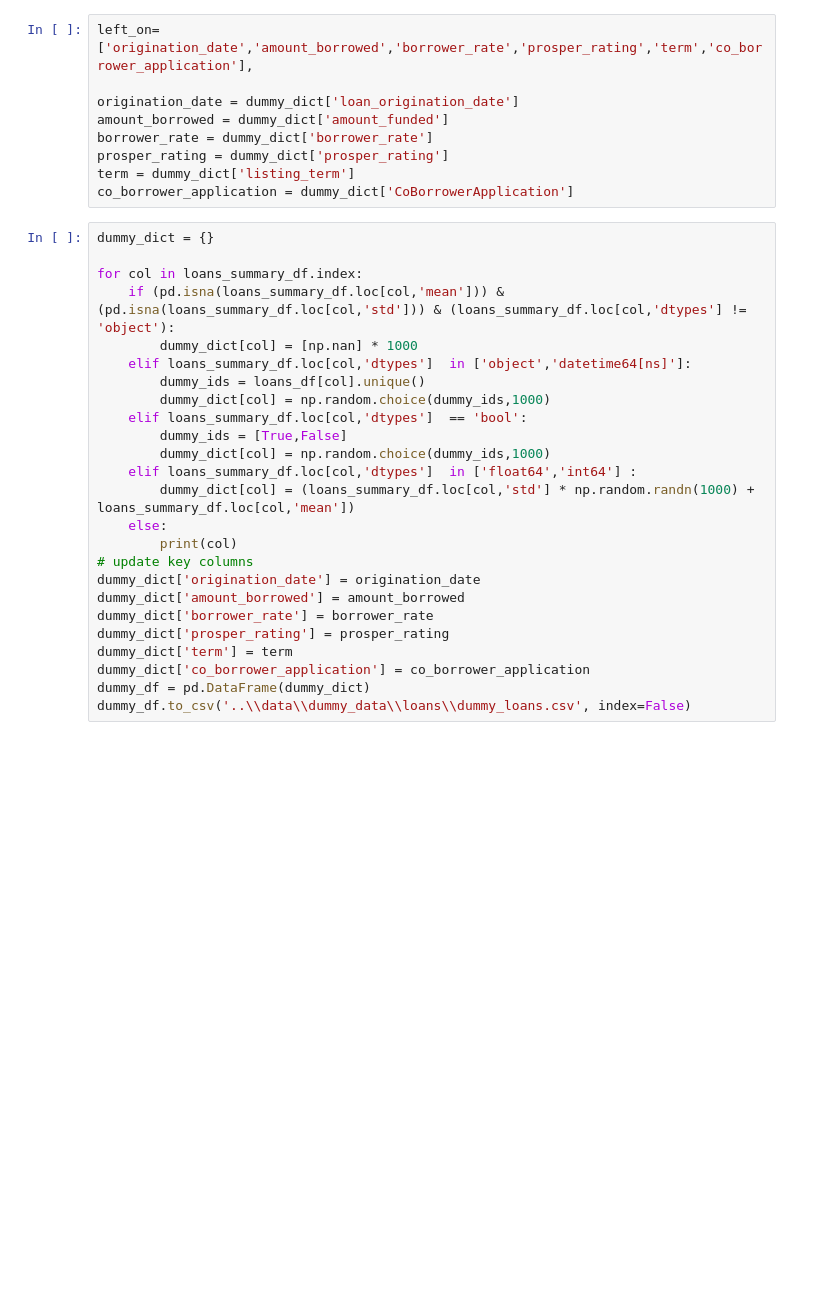
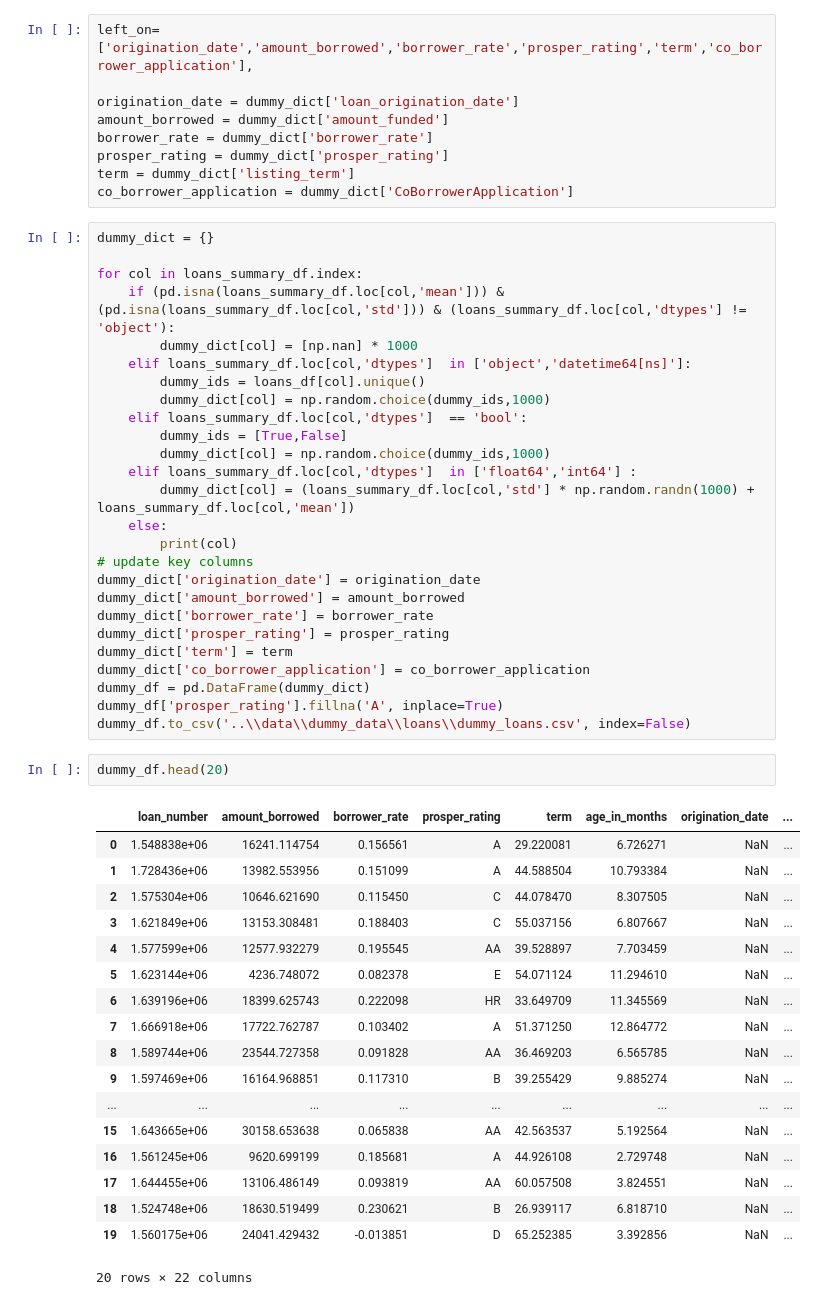
Before and after one commit to vinnywiz/Peer-to-Peer-Lending, a Jupyter notebook: scripts/generate_dummy_listings.ipynb, the cells around one changed output. Drawn from its saved outputs; the diff is of its cells as text; blank space fills up the shorter version.

```diff
--- a/scripts/generate_dummy_listings.ipynb
+++ b/scripts/generate_dummy_listings.ipynb
@@ -152,4 +155,26 @@ dummy_dict['prosper_rating'] = prosper_rating
 dummy_dict['term'] = term
 dummy_dict['co_borrower_application'] = co_borrower_application
 dummy_df = pd.DataFrame(dummy_dict)
+dummy_df['prosper_rating'].fillna('A', inplace=True)
 dummy_df.to_csv('..\\data\\dummy_data\\loans\\dummy_loans.csv', index=False)
+# %%
+dummy_df.head(20)
+# %% [output]
+|  | loan_number | amount_borrowed | borrower_rate | prosper_rating | term | age_in_months | origination_date | ... |
+| 0 | 1.548838e+06 | 16241.114754 | 0.156561 | A | 29.220081 | 6.726271 | NaN | ... |
+| 1 | 1.728436e+06 | 13982.553956 | 0.151099 | A | 44.588504 | 10.793384 | NaN | ... |
+| 2 | 1.575304e+06 | 10646.621690 | 0.115450 | C | 44.078470 | 8.307505 | NaN | ... |
+| 3 | 1.621849e+06 | 13153.308481 | 0.188403 | C | 55.037156 | 6.807667 | NaN | ... |
+| 4 | 1.577599e+06 | 12577.932279 | 0.195545 | AA | 39.528897 | 7.703459 | NaN | ... |
+| 5 | 1.623144e+06 | 4236.748072 | 0.082378 | E | 54.071124 | 11.294610 | NaN | ... |
+| 6 | 1.639196e+06 | 18399.625743 | 0.222098 | HR | 33.649709 | 11.345569 | NaN | ... |
+| 7 | 1.666918e+06 | 17722.762787 | 0.103402 | A | 51.371250 | 12.864772 | NaN | ... |
+| 8 | 1.589744e+06 | 23544.727358 | 0.091828 | AA | 36.469203 | 6.565785 | NaN | ... |
+| 9 | 1.597469e+06 | 16164.968851 | 0.117310 | B | 39.255429 | 9.885274 | NaN | ... |
+| ... | ... | ... | ... | ... | ... | ... | ... | ... |
+| 15 | 1.643665e+06 | 30158.653638 | 0.065838 | AA | 42.563537 | 5.192564 | NaN | ... |
+| 16 | 1.561245e+06 | 9620.699199 | 0.185681 | A | 44.926108 | 2.729748 | NaN | ... |
+| 17 | 1.644455e+06 | 13106.486149 | 0.093819 | AA | 60.057508 | 3.824551 | NaN | ... |
+| 18 | 1.524748e+06 | 18630.519499 | 0.230621 | B | 26.939117 | 6.818710 | NaN | ... |
+| 19 | 1.560175e+06 | 24041.429432 | -0.013851 | D | 65.252385 | 3.392856 | NaN | ... |
+20 rows × 22 columns
```
Also changed, not shown: parts of 1 cell of this notebook, 19 other files.
